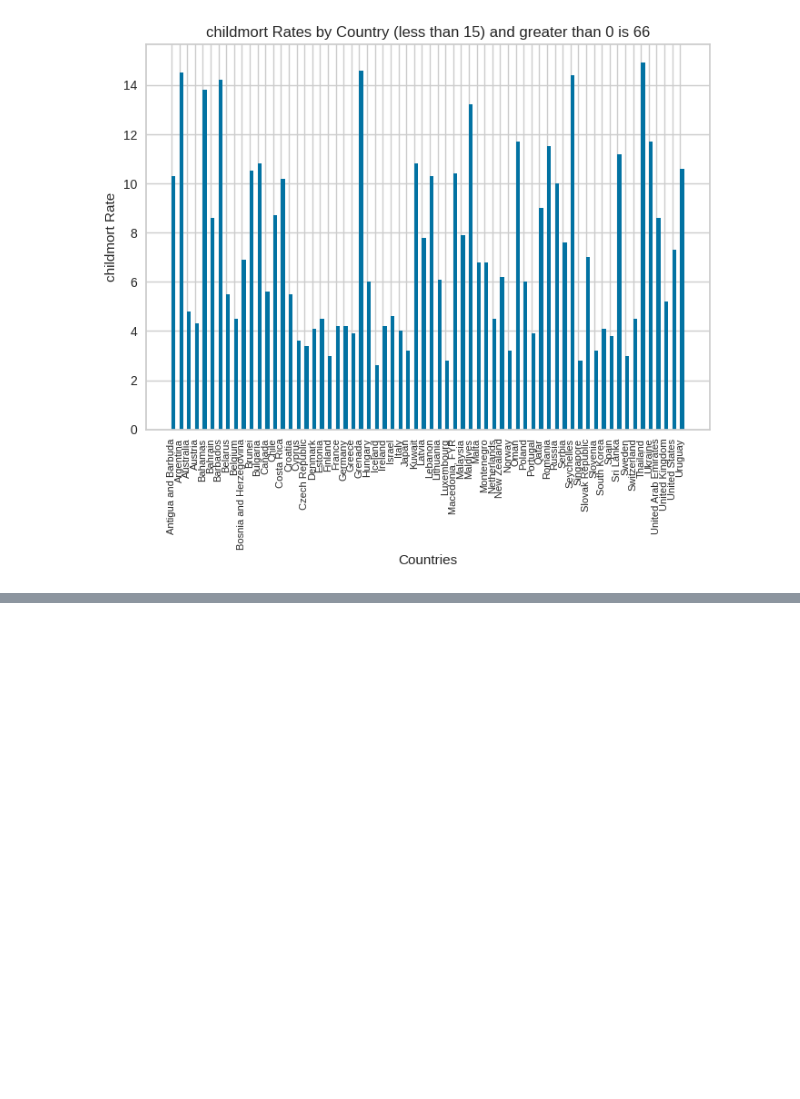
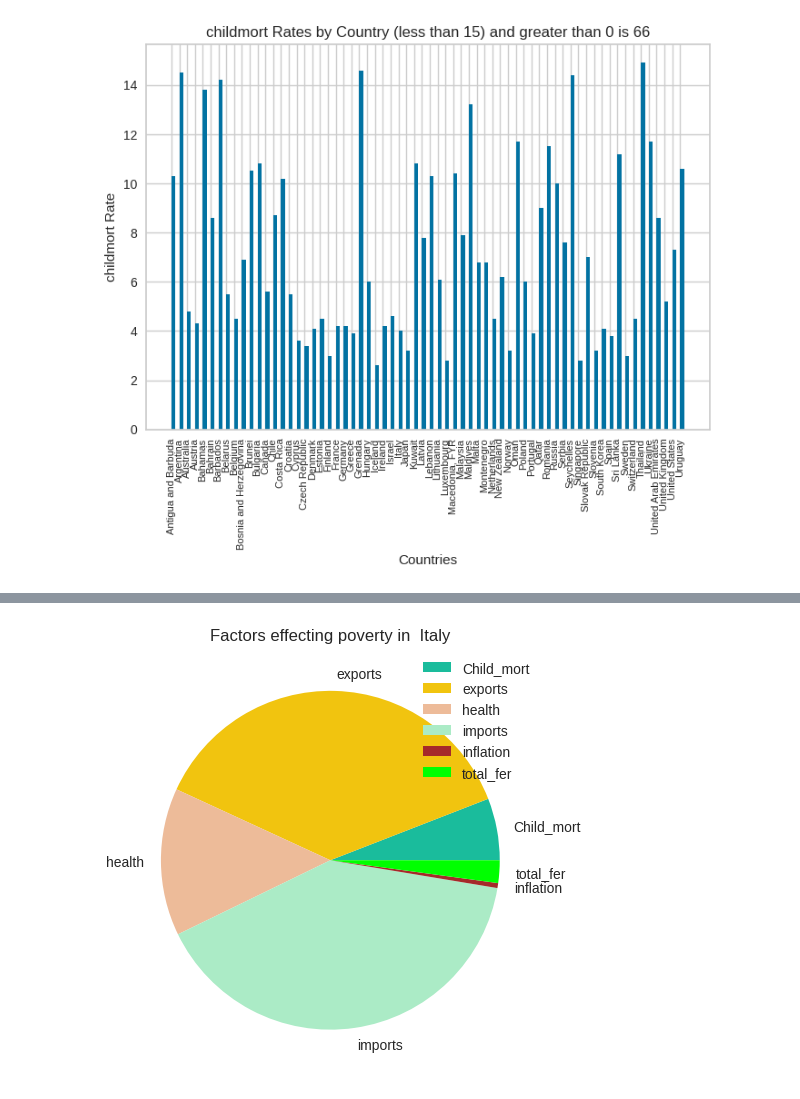
Before and after one commit to prathyusha-reddy-arch/DataVisualisation, a Jupyter notebook: ProjectInc2.ipynb, the cells around one changed output, grey strips where cells are left out. Drawn from its saved outputs; the diff is of its cells as text; code cells hidden in the pictures; blank space fills up the shorter version.

```diff
--- a/ProjectInc2.ipynb
+++ b/ProjectInc2.ipynb
@@ -149,0 +165,4 @@ childmort_rate(0,15)
+# %%
+factors_pie("Italy")
+# %% [output]
+[figure, added]
```
Also changed, not shown: parts of 2 cells of this notebook.
